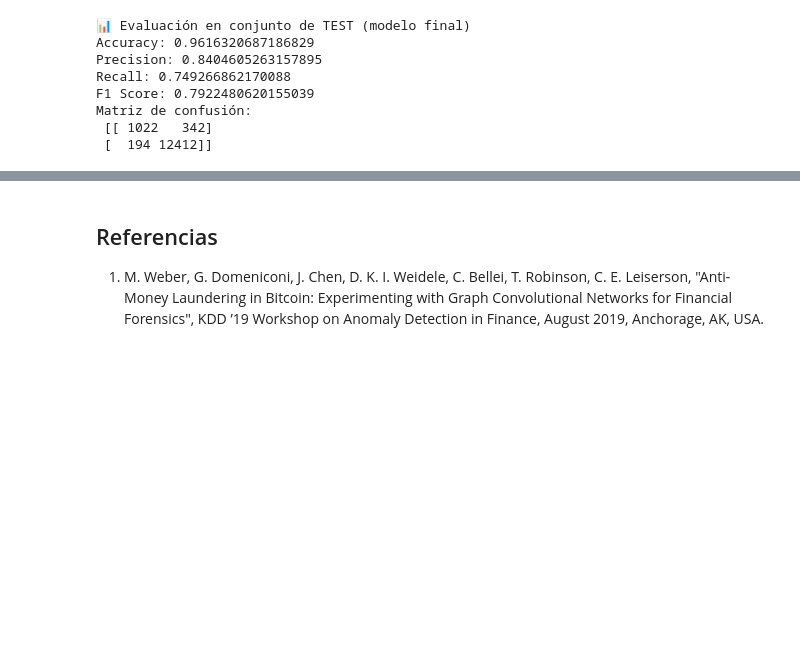
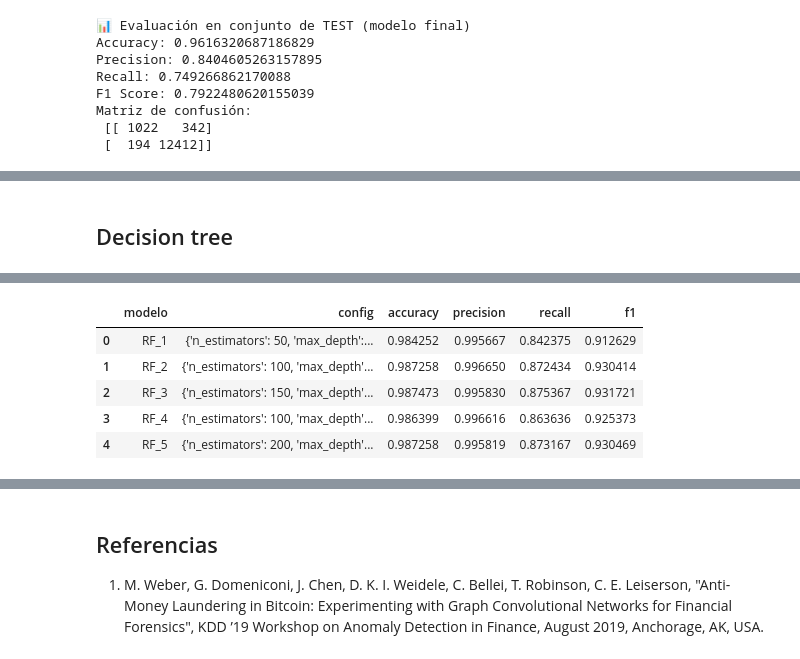
Before and after one commit to L-Ameneiro/elliptic-gnn-fraud-detector, a Jupyter notebook: notebooks/2-model-training.ipynb, the cells around one changed output, grey strips where cells are left out. Saved outputs shown, nothing was run; the diff lists cells and outputs as text; code cells hidden in the pictures; blank space fills up the shorter version.

Commit message:
model training notebook complete

```diff
--- a/notebooks/2-model-training.ipynb
+++ b/notebooks/2-model-training.ipynb
@@ -47,9 +154,9 @@ Estas son estadísticas directamente relacionadas con:
 Las 72 features restantes provee estadísticas agregadas de las transacciones vecinas (una arista de distancia). Para cada variable incluida en las features directas, se calculan agregados (máximo, mínimo, desvío estándar y coeficientes de correlación) de las transacciones vecinas.
 # %%
 # Cargar los archivos
-features = pd.read_csv("../data/kaggle/elliptic_txs_features.csv", header=None)
-edges = pd.read_csv("../data/kaggle/elliptic_txs_edgelist.csv")
-classes = pd.read_csv("../data/kaggle/elliptic_txs_classes.csv")
+features = pd.read_csv(r"D:\Documents\Cursos\Diplomatura FAMAF\Mentoria\elliptic-gnn-fraud-detector\data\elliptic\elliptic_txs_features.csv", header=None)
+edges = pd.read_csv(r"D:\Documents\Cursos\Diplomatura FAMAF\Mentoria\elliptic-gnn-fraud-detector\data\elliptic\elliptic_txs_edgelist.csv")
+classes = pd.read_csv(r"D:\Documents\Cursos\Diplomatura FAMAF\Mentoria\elliptic-gnn-fraud-detector\data\elliptic\elliptic_txs_classes.csv")
 
 # Renombrar columnas para claridad
 # features = features.rename(columns={0: "txId", 1: "time_step"})
@@ -145,0 +259,9 @@ Name: proportion, dtype: float64
+# %%
+# 1. Crear el modelo baseline
+dummy = DummyClassifier(strategy='stratified', random_state=10)  # estrategia: predecir al azar manteniendo las proporciones
+
+# 2. Entrenarlo con el conjunto de entrenamiento
+dummy.fit(X_train, y_train)
+
+# 3. Predecir sobre el conjunto de test
+y_pred = dummy.predict(X_test)
@@ -418,0 +572,58 @@ El modelo tiene un recall de 0.75, indicando que se detectan tres cuartas partes
+# %% [markdown]
+## Decision tree
+# %%
+# Etiquetas y features combinadas
+y = data['label'].astype(int)
+X = data[tx_features + agg_features]
+
+# División (sin escalado)
+X_train, X_test, y_train, y_test = train_test_split(X, y, test_size=0.3, random_state=10, stratify=y)
+
+# Configuraciones a probar
+configs = [
+    {"n_estimators": 50, "max_depth": 10, "min_samples_split": 2},
+    {"n_estimators": 100, "max_depth": 20, "min_samples_split": 5},
+    {"n_estimators": 150, "max_depth": None, "min_samples_split": 2},
+    {"n_estimators": 100, "max_depth": 15, "min_samples_split": 10},
+    {"n_estimators": 200, "max_depth": 30, "min_samples_split": 3},
+]
+
+# Evaluar Random Forest para cada configuración
+resultados = []
+
+print("\n🌟 Evaluación con TODAS LAS FEATURES (Random Forest)\n")
+
+for i, config in enumerate(configs):
+    clf = RandomForestClassifier(
+        n_estimators=config['n_estimators'],
+        max_depth=config['max_depth'],
+        min_samples_split=config['min_samples_split'],
+        random_state=10,
+        n_jobs=-1
+    )
+    clf.fit(X_train, y_train)
+    y_pred = clf.predict(X_test)
+
+    acc = accuracy_score(y_test, y_pred)
+    prec = precision_score(y_test, y_pred)
+    rec = recall_score(y_test, y_pred)
+    f1 = f1_score(y_test, y_pred)
+    cm = confusion_matrix(y_test, y_pred)
+
+    print(f"🌲 Modelo {i+1} - Config: {config}")
+    print(f"Accuracy: {acc:.4f} | Precision: {prec:.4f} | Recall: {rec:.4f} | F1: {f1:.4f}")
+    print("Matriz de confusión:\n", cm, "\n")
+
+    resultados.append({
+        "modelo": f"RF_{i+1}",
+        "config": config,
+        "accuracy": acc,
+        "precision": prec,
+        "recall": rec,
+        "f1": f1
+    })
+
+# Mostrar resumen final
+df_resultados = pd.DataFrame(resultados)
+display(df_resultados)
+# %% [output]
@@ -418,0 +647,6 @@ El modelo tiene un recall de 0.75, indicando que se detectan tres cuartas partes
+|  | modelo | config | accuracy | precision | recall | f1 |
+| 0 | RF_1 | {'n_estimators': 50, 'max_depth':... | 0.984252 | 0.995667 | 0.842375 | 0.912629 |
+| 1 | RF_2 | {'n_estimators': 100, 'max_depth'... | 0.987258 | 0.996650 | 0.872434 | 0.930414 |
+| 2 | RF_3 | {'n_estimators': 150, 'max_depth'... | 0.987473 | 0.995830 | 0.875367 | 0.931721 |
+| 3 | RF_4 | {'n_estimators': 100, 'max_depth'... | 0.986399 | 0.996616 | 0.863636 | 0.925373 |
+| 4 | RF_5 | {'n_estimators': 200, 'max_depth'... | 0.987258 | 0.995819 | 0.873167 | 0.930469 |
```
Also changed, not shown: parts of 39 cells of this notebook.
